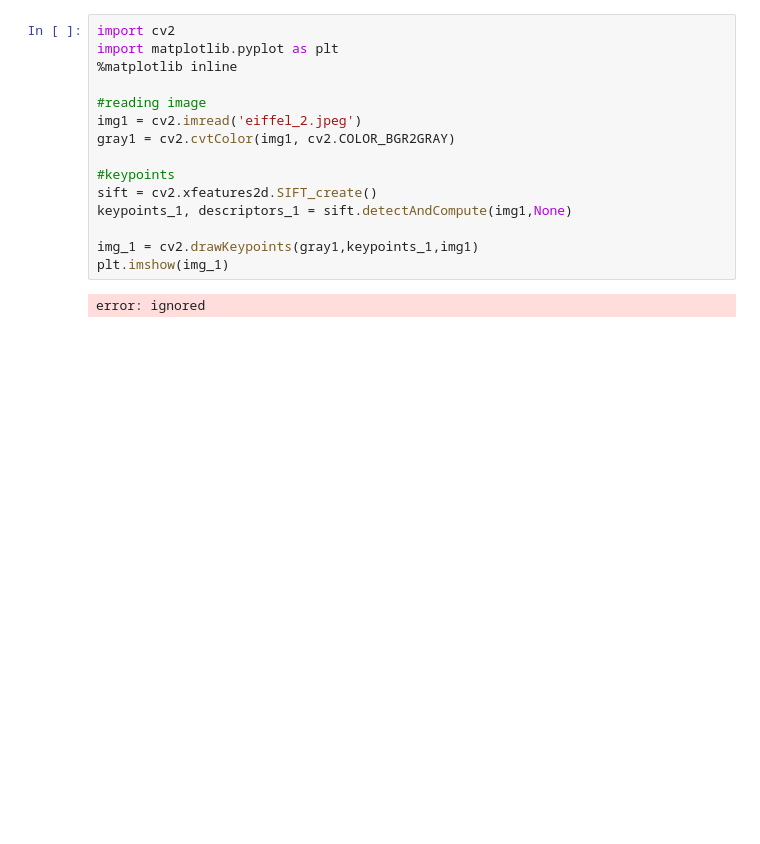
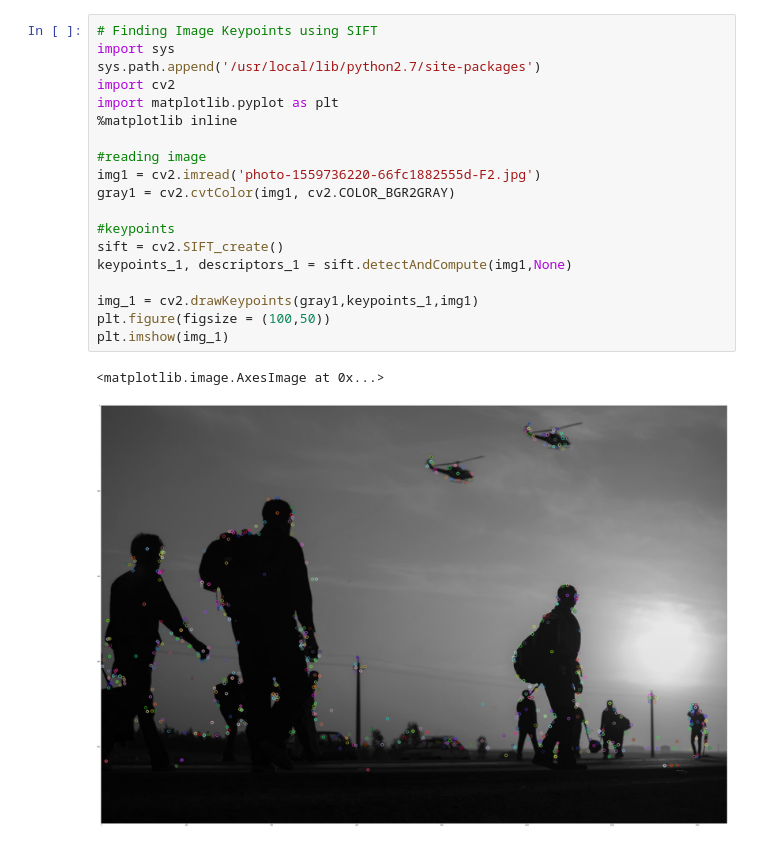
Before and after one commit to serlysetyani/Forensic-Digital_Duplication-Region, a Jupyter notebook: Forensic_SIFT.ipynb, the cells around one changed output. Cells and saved outputs as stored; diff of their text form; blank space fills up the shorter version.

Commit message:
add SIFT & Keypoints Matching

```diff
--- a/Forensic_SIFT.ipynb
+++ b/Forensic_SIFT.ipynb
@@ -1,19 +1,24 @@
 # %% [markdown]
 <a href="https://colab.research.google.com/github/serlysetyani/Forensic-Digital_Duplication-Region/blob/main/Forensic_SIFT.ipynb" target="_parent"><img src="https://colab.research.google.com/assets/colab-badge.svg" alt="Open In Colab"/></a>
 # %%
+# Finding Image Keypoints using SIFT
+import sys
+sys.path.append('/usr/local/lib/python2.7/site-packages')
 import cv2
 import matplotlib.pyplot as plt
 %matplotlib inline
 
 #reading image
-img1 = cv2.imread('eiffel_2.jpeg')
+img1 = cv2.imread('photo-1559736220-66fc1882555d-F2.jpg')
 gray1 = cv2.cvtColor(img1, cv2.COLOR_BGR2GRAY)
 
 #keypoints
-sift = cv2.xfeatures2d.SIFT_create()
+sift = cv2.SIFT_create()
 keypoints_1, descriptors_1 = sift.detectAndCompute(img1,None)
 
 img_1 = cv2.drawKeypoints(gray1,keypoints_1,img1)
+plt.figure(figsize = (100,50))
 plt.imshow(img_1)
 # %% [output]
-error: ignored
+<matplotlib.image.AxesImage at 0x...>
+[figure, added]
```
Also changed, not shown: parts of 1 cell of this notebook.
